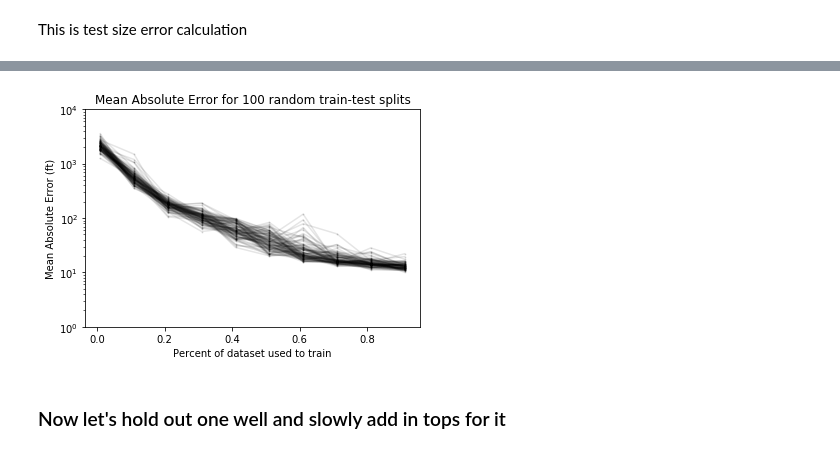
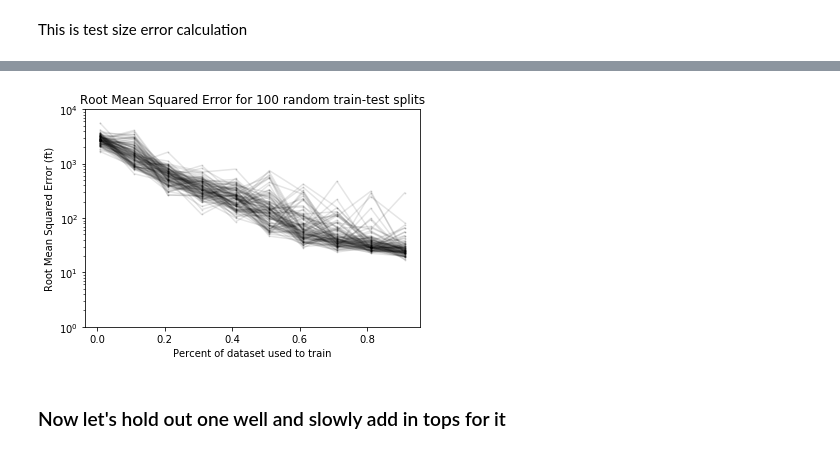
Before and after one commit to jessepisel/matrixfactorization, a Jupyter notebook: top depth recommender_new.ipynb, the cells around one changed output, grey strips where cells are left out. Drawn from its saved outputs; the diff is of its cells as text; code cells hidden in the pictures.

```diff
--- a/top depth recommender_new.ipynb
+++ b/top depth recommender_new.ipynb
@@ -164,4 +295,5 @@ for L in range(1,11):
 # %%
-L, its, regs = min(grid_search, key=grid_search.get)
+#L, its, regs = min(grid_search, key=grid_search.get)
+L, its, regs = [2, 290, 0.1]
 # %%
 print(L, its, regs)
@@ -365 +513,15 @@ colors_to_plot =  pd.read_csv('color_palette.csv').to_dict(orient='list')
+# %%
+## import seaborn as sns
+plt.figure(figsize=(2.25,4.25))
+sns.set_palette(list(colors_to_plot.values()))
+
+sns.stripplot(x=subset4.signed_error, y=subset4.Formation, order=strat_order,
+              )
+plt.xlim(-500,500)
+plt.xticks(fontsize=6)
+plt.yticks(fontsize=6)
+plt.xlabel('Signed error (ft)', fontsize=6)
+plt.xlabel('Formation', fontsize=6)
+plt.title('Fold 4', fontsize=10)
+#plt.savefig('fold.svg')
 # %%
@@ -403,0 +679,7 @@ table_1.to_csv('Table1.csv')
+# %%
+well_locs = pd.read_csv(r'Munging/TeapotDomeWellHeaders_outliers_JRP.csv')
+well_locs.rename(columns={'API Number':'API'}, inplace=True)
+
+locationDF = cleanDF.merge(well_locs[['Northing', 'Easting', 'API']], on='API')
+flat_preds.rename(columns={0:'SS_pred'}, inplace=True)
+flat_preds['SS_pred'] = flat_preds['SS_pred'] + ssmin
@@ -477,7 +784,7 @@ for ran in range(100):
         new_df.rename(columns={0:'SS_pred'}, inplace=True)
         cleanDF = new_df.dropna()
         cleanDF['signed_error'] = (cleanDF['SS'] - cleanDF['SS_pred'])
-        de_error.append(MAE(cleanDF.SS.values-ssmin, cleanDF.SS_pred.values-ssmin))
+        de_error.append(np.sqrt(MSE(cleanDF.SS.values-ssmin, cleanDF.SS_pred.values-ssmin)))
 
         locationDF = cleanDF.merge(well_locs[['Northing', 'Easting', 'API']], on='API')
     big_de_error.append(de_error)
@@ -541,16 +804,16 @@ See the caveats in the documentation: https://pandas.pydata.org/pandas-docs/stab
 # %%
 for i in range(len(big_de_error)):
 
     plt.plot(np.arange(0.01,1,0.1), big_de_error[i], c='k', marker='o', markersize=1, alpha=0.1)
     plt.ylim(1,10000)
     plt.semilogy()
-    plt.ylabel('Mean Absolute Error (ft)')
+    plt.ylabel('Root Mean Squared Error (ft)')
     plt.xlabel('Percent of dataset used to train')
-    plt.title('Mean Absolute Error for 100 random train-test splits')
+    plt.title('Root Mean Squared Error for 100 random train-test splits')
 
-    plt.savefig(r'E:\UT Austin\Manuscripts\RecSys\Figures\working\testvstrain.svg')
+    plt.savefig(r'E:\UT Austin\Manuscripts\RecSys\Figures\working\testvstrainRMSE.pdf')
 # %% [output]
-[figure, old version]
+[figure, new version]
 # %% [markdown]
 ### Now let's hold out one well and slowly add in tops for it
 # %%
```
Also changed, not shown: parts of 43 cells of this notebook, 36 other files.
